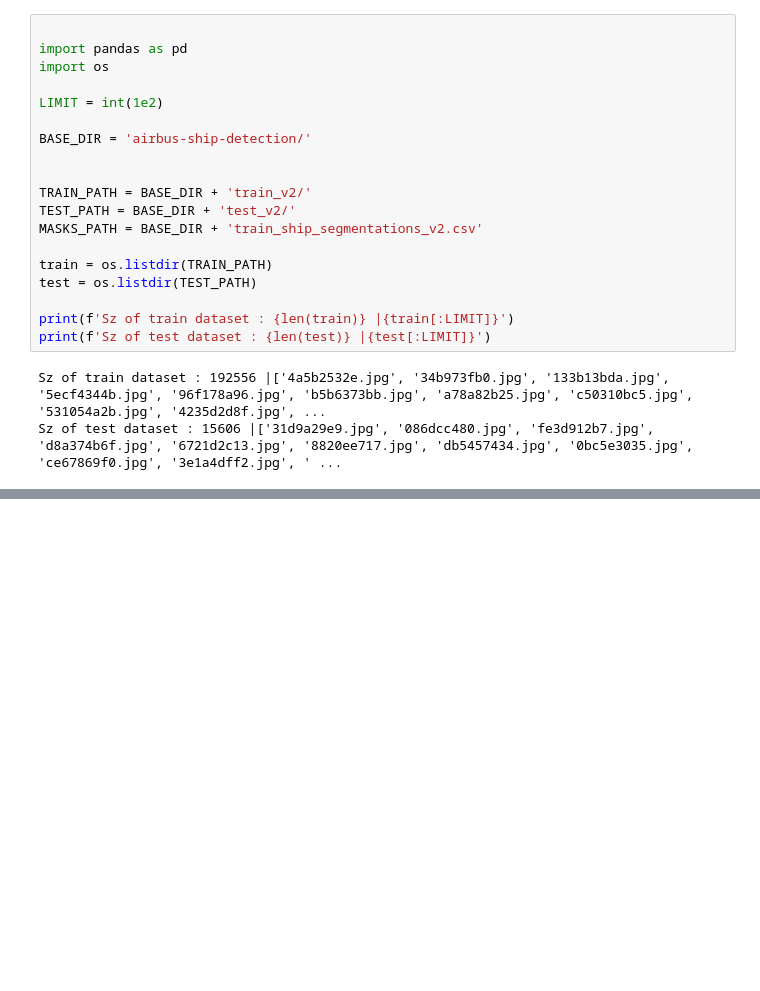
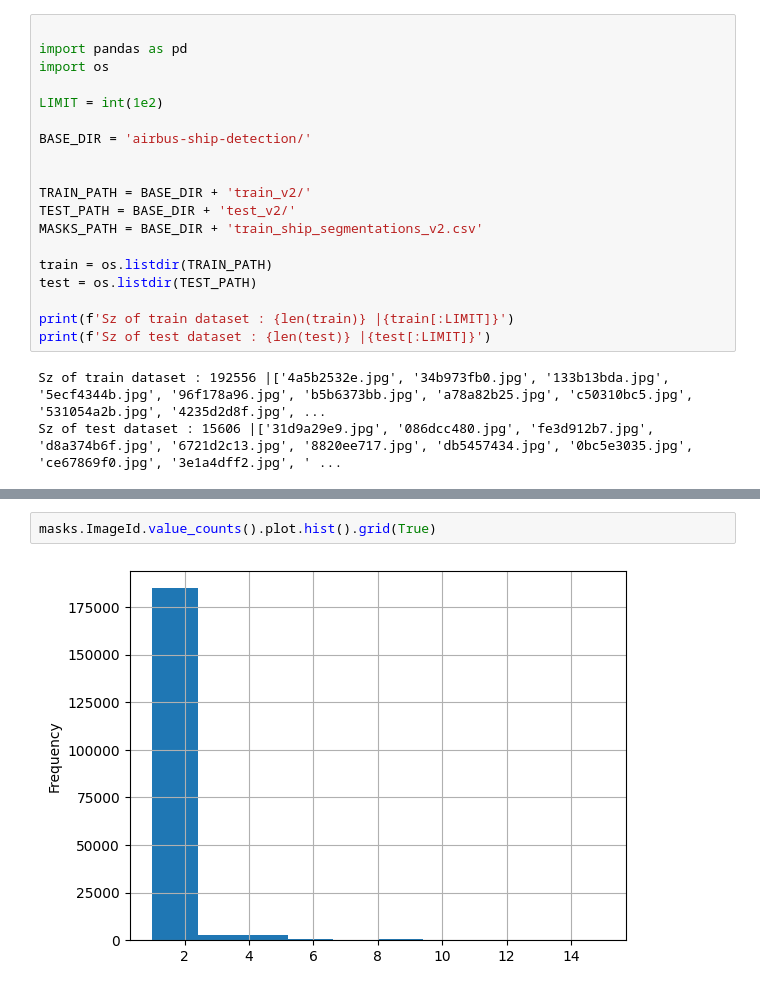
Before and after one commit to hamuladm/Airbus-Ship-Detection, a Jupyter notebook: eda.ipynb, the cells around one changed output, grey strips where cells are left out. Drawn from its saved outputs; the diff is of its cells as text; blank space fills up the shorter version.

```diff
--- a/eda.ipynb
+++ b/eda.ipynb
@@ -29,0 +79,4 @@ Photos with ships : 81723
+# %%
+masks.ImageId.value_counts().plot.hist().grid(True)
+# %% [output]
+[figure, added]
```
Also changed, not shown: parts of 11 cells of this notebook, 1 other file.
